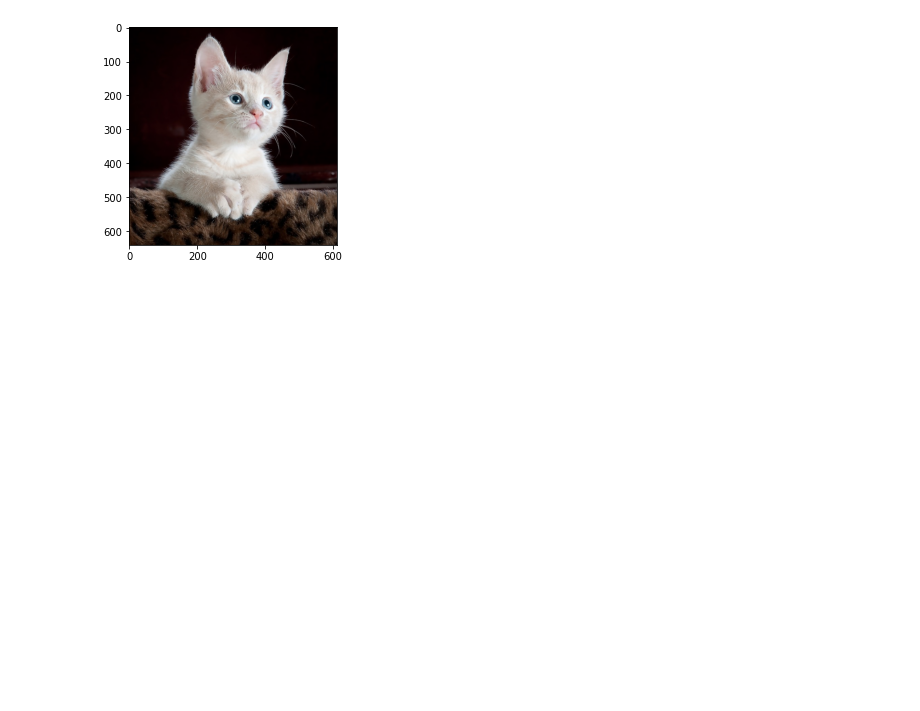
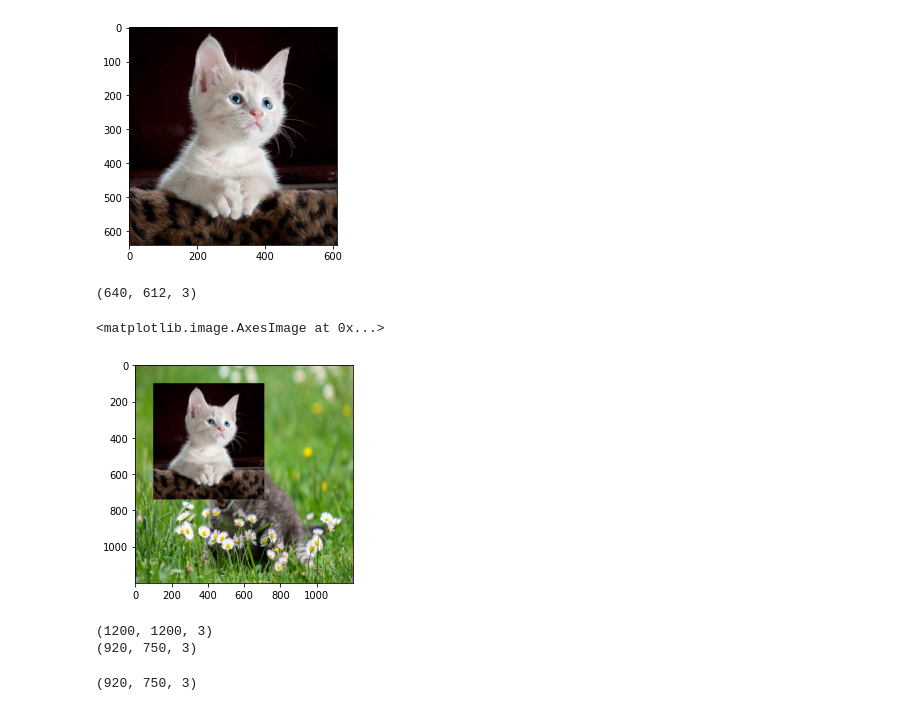
Before and after one commit to linhengchuan/python, a Jupyter notebook: cv/cv_img_processing.ipynb, the cells around one changed output. Drawn from its saved outputs; the diff is of its cells as text; code cells hidden in the pictures; blank space fills up the shorter version.

```diff
--- a/cv/cv_img_processing.ipynb
+++ b/cv/cv_img_processing.ipynb
@@ -88,5 +88,16 @@ plt.imshow(img2)
 large_img = img1
 small_img = img2
 # %%
-x_offset = 0
-y_offset = 0
+x_offset = 100
+y_offset = 100
+x_end = x_offset + small_img.shape[1]
+y_end = y_offset + small_img.shape[0]
+small_img.shape
+# %% [output]
+(640, 612, 3)
+# %%
+large_img[y_offset:y_end, x_offset:x_end] = small_img
+plt.imshow(large_img)
+# %% [output]
+<matplotlib.image.AxesImage at 0x...>
+[figure, added]
@@ -92,0 +114,14 @@ y_offset = 0
+# %%
+print(large_img.shape)
+print(small_img.shape)
+# %% [output]
+(1200, 1200, 3)
+(920, 750, 3)
+# %%
+x_offset = 1200-750
+y_offset = 1200-920
+x_end = x_offset + small_img.shape[1]
+y_end = y_offset + small_img.shape[0]
+small_img.shape
+# %% [output]
+(920, 750, 3)
```
Also changed, not shown: parts of 29 cells of this notebook, 2 other files.
